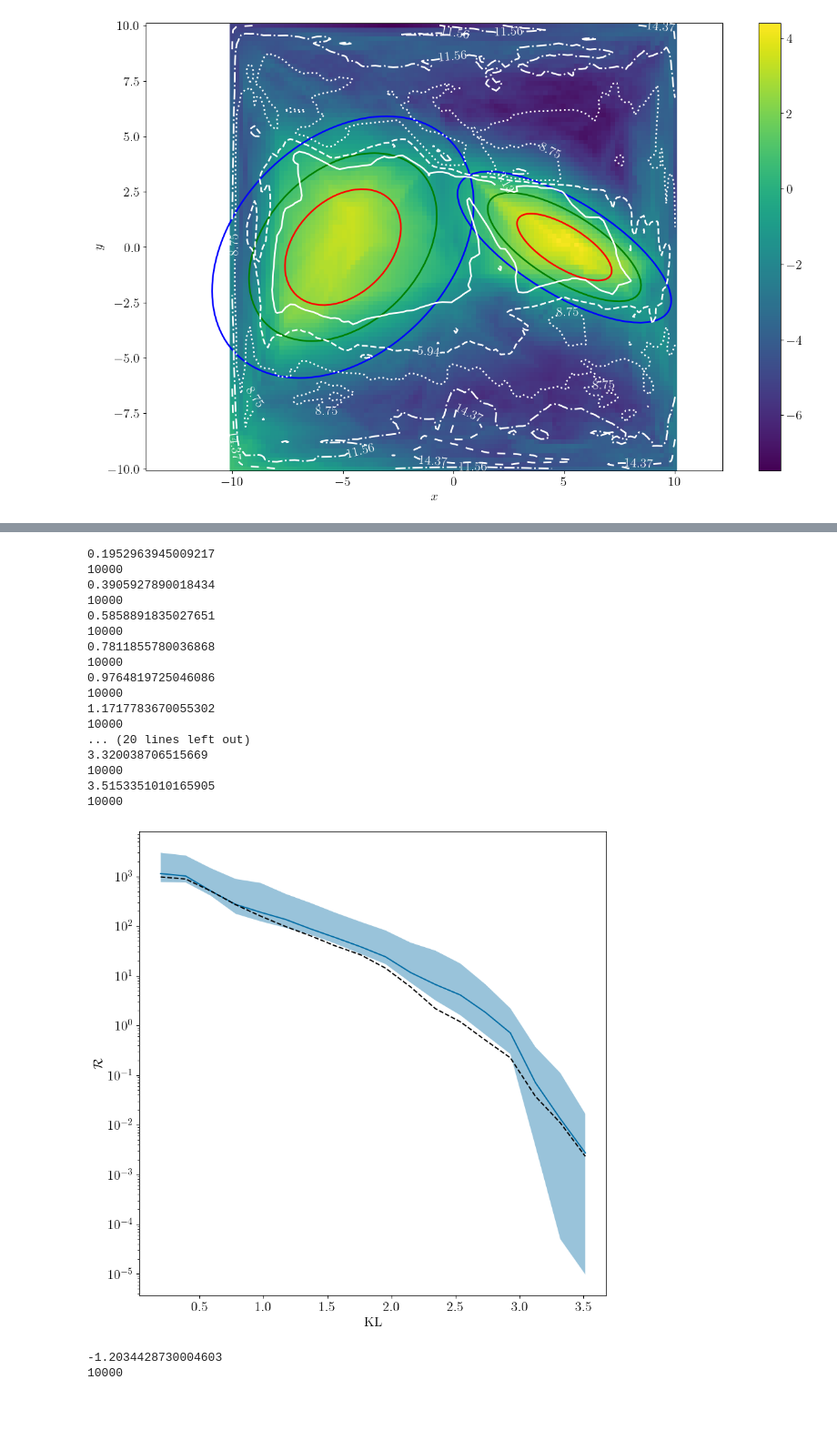
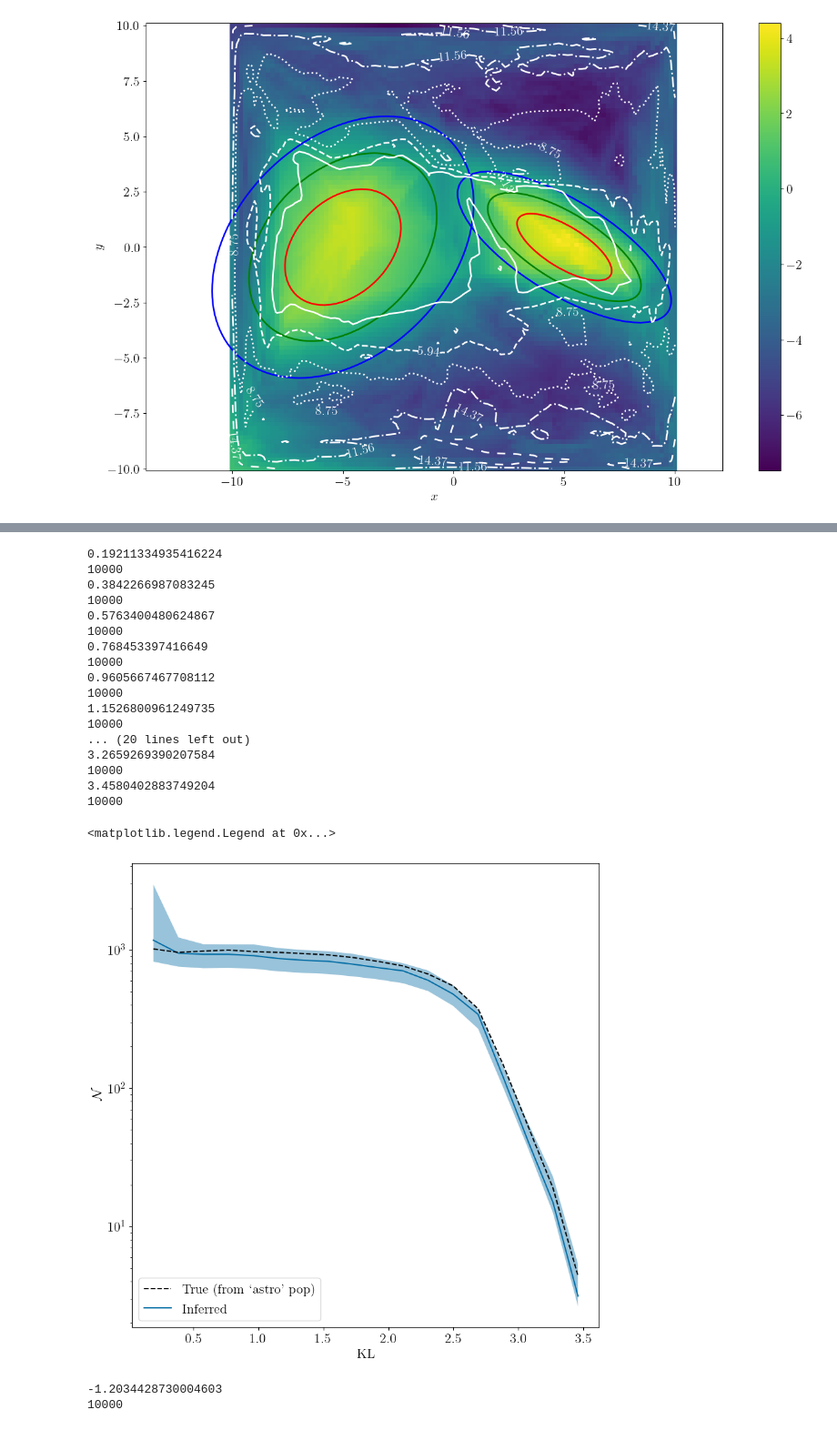
Before and after one commit to TristanBruel/Delaunay_for_GWs, a Jupyter notebook: bimodal_gaussian/postprocess_runs_2d.ipynb, the cells around one changed output, grey strips where cells are left out. Shown at 91% size. Saved outputs shown, nothing was run; the diff lists cells and outputs as text; code cells hidden in the pictures.

```diff
--- a/bimodal_gaussian/postprocess_runs_2d.ipynb
+++ b/bimodal_gaussian/postprocess_runs_2d.ipynb
@@ -515,9 +515,6 @@ grid_coarse = np.c_[X_coarse.ravel(), Y_coarse.ravel()]
 dx_coarse = x_grid_coarse[1] - x_grid_coarse[0]
 dy_coarse = y_grid_coarse[1] - y_grid_coarse[0]
 # %%
-selected_tris = range(0, len(all_triangulations), 5)
-num_triangulations = len(selected_tris)
-
 log_rate_coarse = np.zeros((num_triangulations, grid_coarse.shape[0]))
 the_num_events = np.zeros(num_triangulations)
 
@@ -526,7 +523,7 @@ for ind, tri_ind in enumerate(tqdm(selected_tris)):
     this_delo.triangulate(all_triangulations[tri_ind])
     log_rate_coarse[ind] = this_delo.interpolate(grid_coarse)
 
-square_rate_coarse = log_rate_coarse.reshape(num_triangulations, x_grid_coarse.shape[0], y_grid_coarse.shape[0])
+square_rate_coarse = log_rate_coarse.reshape(num_triangulations, y_grid_coarse.shape[0], x_grid_coarse.shape[0])
 # %%
 nsamples_prior=1000
 log_rate_prior_coarse = np.zeros((nsamples_prior, grid_coarse.shape[0]))
@@ -566,19 +563,17 @@ for i in tqdm(range(nsamples_prior)):
 # print(min_y,max_y)
 # print(min_z,max_z)
 # %%
-square_rate_prior_coarse = log_rate_prior_coarse.reshape(nsamples_prior, x_grid_coarse.shape[0], y_grid_coarse.shape[0])
+square_rate_prior_coarse = log_rate_prior_coarse.reshape(nsamples_prior, y_grid_coarse.shape[0], x_grid_coarse.shape[0])
 # %%
-kl_divs=np.zeros((len(x_grid_coarse),len(y_grid_coarse)))
+kl_divs=np.zeros((len(y_grid_coarse),len(x_grid_coarse)))
 
-for i in tqdm(range(len(x_grid_coarse))):
-    for j in range(len(y_grid_coarse)):
-
-
+for i in tqdm(range(len(y_grid_coarse))):
+    for j in range(len(x_grid_coarse)):
             kl_divs[i,j]=kl_divergence_kde(square_rate_coarse[:,i,j],square_rate_prior_coarse[:,i,j])
 # %%
-interp_kl = RegularGridInterpolator((x_grid_coarse, y_grid_coarse), kl_divs, bounds_error=False, fill_value=np.nan)
+interp_kl = RegularGridInterpolator((x_grid_coarse, y_grid_coarse), kl_divs.T, bounds_error=False, fill_value=np.nan)
 
-interp_delta = RegularGridInterpolator((x_grid, y_grid), low-high, bounds_error=False, fill_value=np.nan)
+interp_delta = RegularGridInterpolator((x_grid, y_grid), (low-high).T, bounds_error=False, fill_value=np.nan)
 # %%
 z_indices = [10, 20, 30, 40]
 
@@ -848,48 +842,47 @@ for kl_ind, kl_level in enumerate(kl_levels):
 
     true_quantities_kl[kl_ind] = true_N * mean_fx * frac_kept * volume
 # %% [output]
-0.1952963945009217
+0.19211334935416224
 10000
-0.3905927890018434
+0.3842266987083245
 10000
-0.5858891835027651
+0.5763400480624867
 10000
-0.7811855780036868
+0.768453397416649
 10000
-0.9764819725046086
+0.9605667467708112
 10000
-1.1717783670055302
+1.1526800961249735
 10000
 ... (20 lines left out)
-3.320038706515669
+3.2659269390207584
 10000
-3.5153351010165905
+3.4580402883749204
 10000
 # %%
 fig, ax = plt.subplots(figsize=(10,10))
 
 
 median = [ np.median(ints_kl[kl]) for kl  in kl_levels]
 low = [ np.quantile(ints_kl[kl], 0.05) for kl  in kl_levels]
 high = [ np.quantile(ints_kl[kl], 0.95) for kl  in kl_levels]
 
 
-ax.plot(kl_levels, true_quantities_kl, "--", color="black", zorder=3, markerfacecolor="white")
-ax.errorbar(kl_levels, median)
+ax.plot(kl_levels, true_quantities_kl, "--", color="black", zorder=3, label="True (from `astro' pop)")
+ax.plot(kl_levels, median, label='Inferred')
 ax.fill_between(kl_levels, low, high, alpha=0.4)
 
-plt.xlabel('KL')
-plt.ylabel('$\\mathcal{R}$')
+ax.set_xlabel('KL')
+ax.set_ylabel('$\\mathcal{N}$')
+ax.set_yscale('log')
 
-# np.savez("2D_volume_KL.np", kl=kl_levels, median=median, low=low, high=high)
-
-
-
-plt.yscale('log')
-
+ax.legend(loc='lower left')
 # plt.savefig('plots/run_'+name_file_2d+'/integrated_rate_kl')
+plt.show()
+plt.close()
 # %% [output]
+<matplotlib.legend.Legend at 0x...>
-[figure, old version]
+[figure, new version]
 # %%
 
 delta_levels = np.linspace(-np.amax(diff), -np.amin(diff), 20)[:-1]
```
Also changed, not shown: parts of 25 cells of this notebook, 25 other files.
